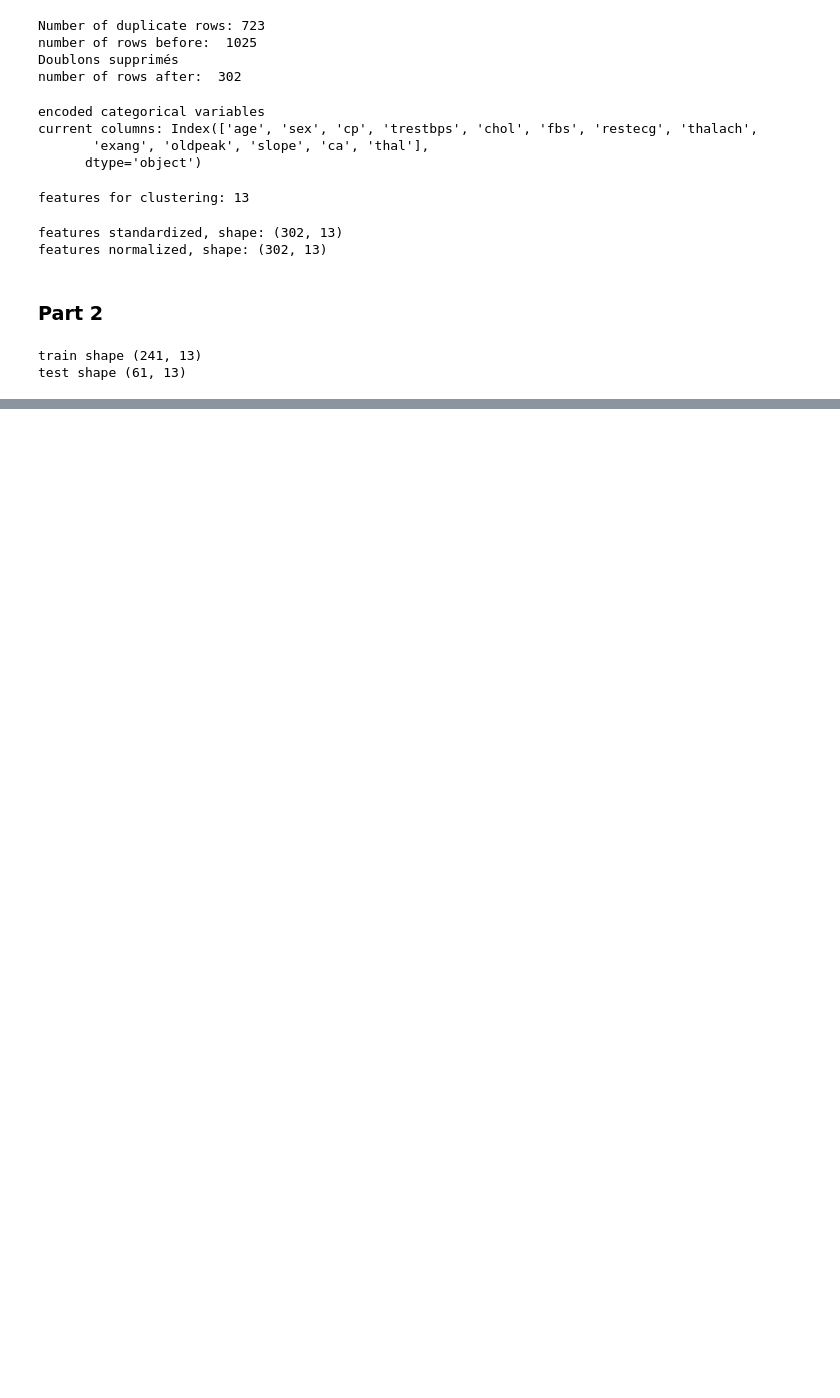
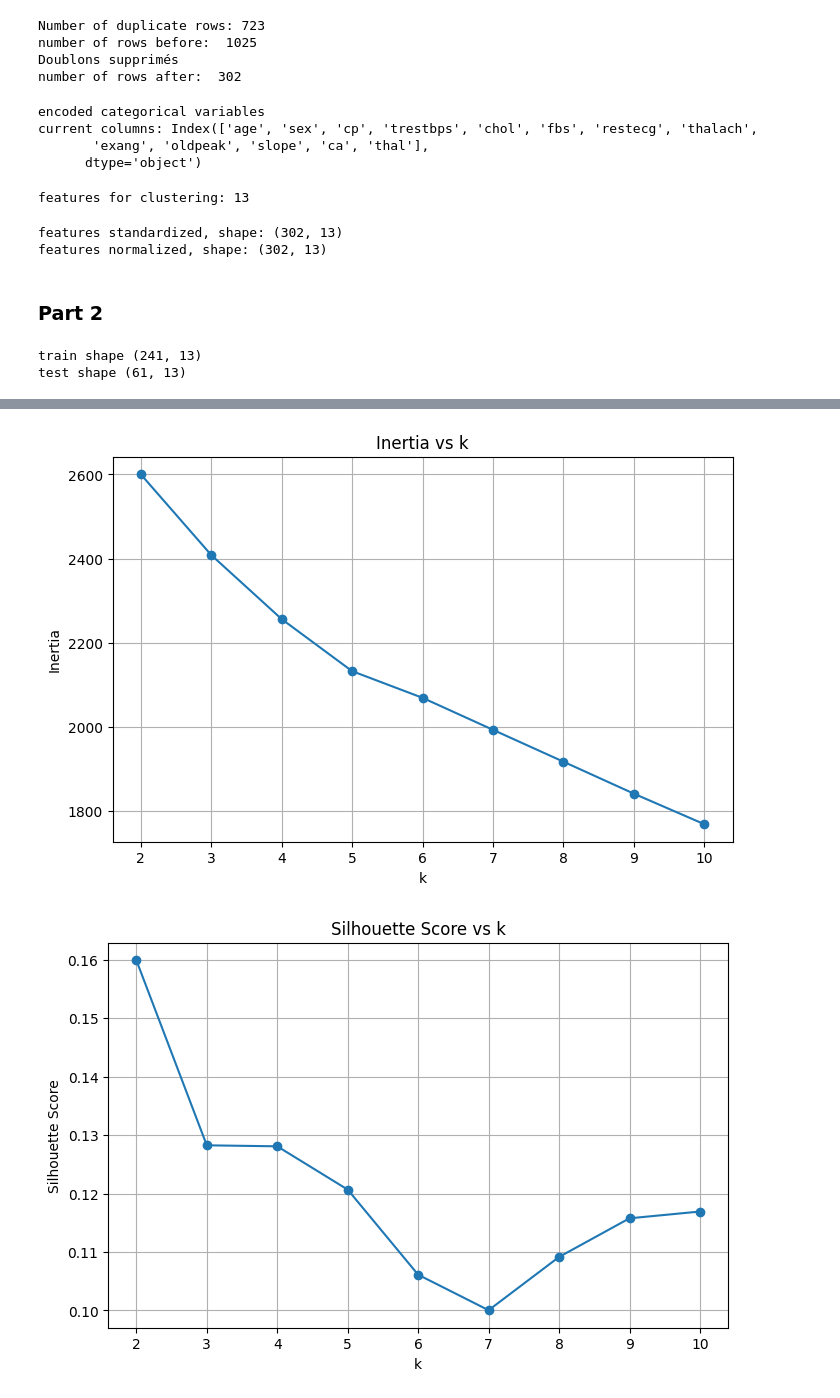
Before and after one commit to yacine-louis/K-Means-clustering-project, a Jupyter notebook: src/data_exploration.ipynb, the cells around one changed output, grey strips where cells are left out. Cells and saved outputs as stored; diff of their text form; code cells hidden in the pictures; blank space fills up the shorter version.

Commit message:
Complete Part 3 (metrics, k comparison, PCA visualization)

```diff
--- a/src/data_exploration.ipynb
+++ b/src/data_exploration.ipynb
@@ -326,0 +394,29 @@ Cluster centers (centroids):
+# %%
+import matplotlib.pyplot as plt
+
+plt.figure(figsize=(8,5))
+plt.plot(metrics_df["k"], metrics_df["Inertia"], marker="o")
+plt.title("Inertia vs k")
+plt.xlabel("k")
+plt.ylabel("Inertia")
+plt.grid(True)
+plt.show()
+
+plt.figure(figsize=(8,5))
+plt.plot(metrics_df["k"], metrics_df["Silhouette"], marker="o")
+plt.title("Silhouette Score vs k")
+plt.xlabel("k")
+plt.ylabel("Silhouette Score")
+plt.grid(True)
+plt.show()
+
+plt.figure(figsize=(8,5))
+plt.plot(metrics_df["k"], metrics_df["Davies-Bouldin"], marker="o")
+plt.title("Davies–Bouldin Index vs k")
+plt.xlabel("k")
+plt.ylabel("Davies–Bouldin Index")
+plt.grid(True)
+plt.show()
+# %% [output]
+[figure, added]
+[figure, added]
```
Also changed, not shown: parts of 10 cells of this notebook, 1 other file.
